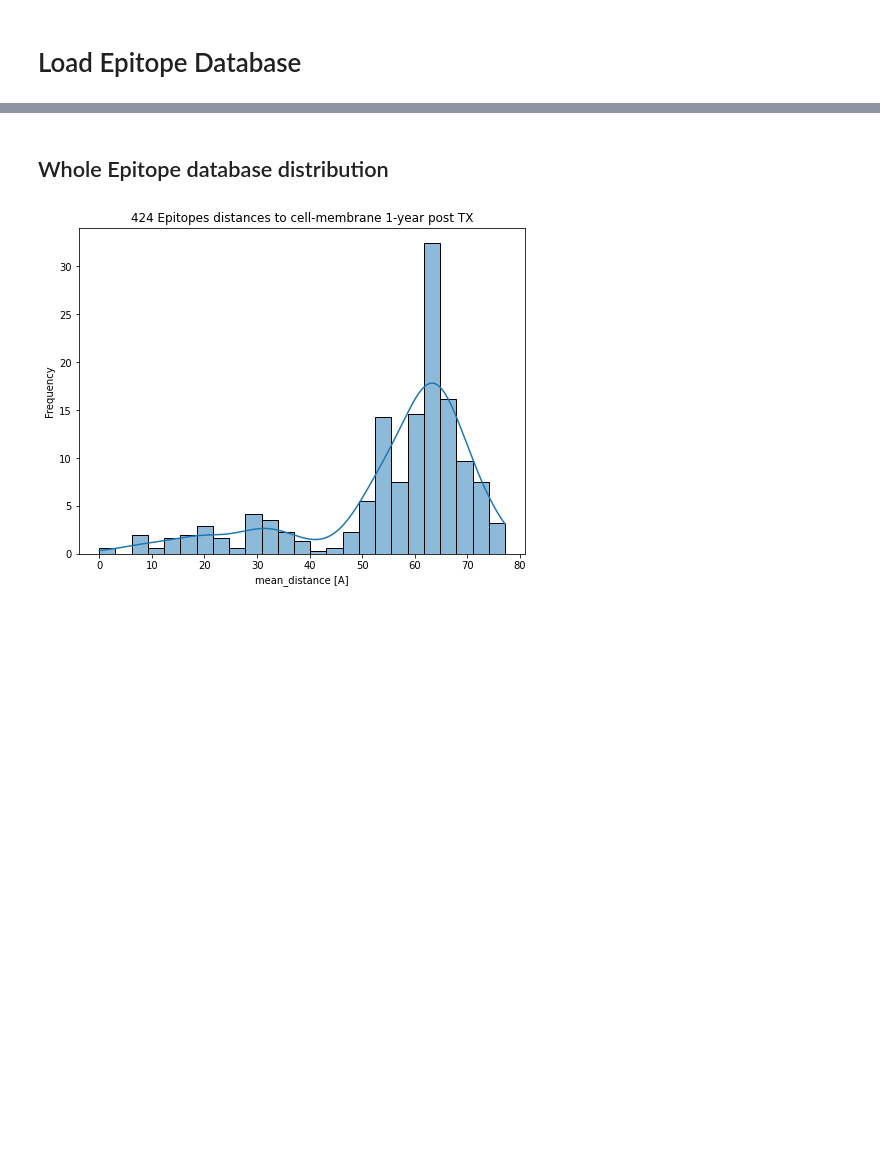
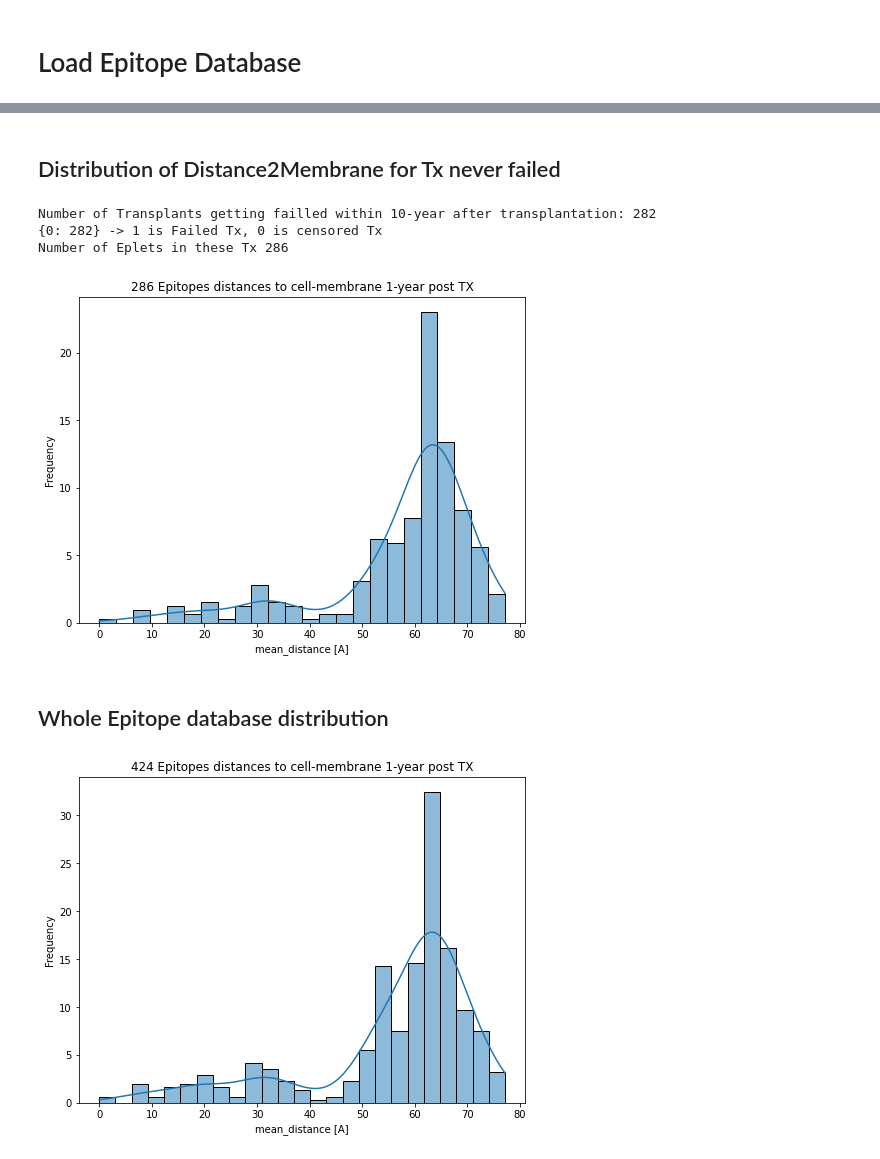
Before and after one commit to umcu-stride/desa_paper, a Jupyter notebook: Notebooks/epitope_distances/analysis.ipynb, the cells around one changed output, grey strips where cells are left out. Saved outputs shown, nothing was run; the diff lists cells and outputs as text; code cells hidden in the pictures; blank space fills up the shorter version.

```diff
--- a/Notebooks/epitope_distances/analysis.ipynb
+++ b/Notebooks/epitope_distances/analysis.ipynb
@@ -70,3 +72,22 @@ fig.savefig('A.pdf')
+# %% [markdown]
+##  Distribution of Distance2Membrane for Tx never failed
+# %%
+fig, ax = plt.subplots(figsize=(8,6))
+E, T = 'FailureCode10Y_R', 'GraftSurvival10Y_R'
+df_f = df[(df['#DESA'] >= 1) & (df[E] == 0)]
+desa_neverfailed = set([eptiope for epitope_set in df_f['DESA'] for eptiope in epitope_set])
+ind_ep = eptiopes['Epitope'].apply(lambda x: x in desa_neverfailed)
+sns.histplot(eptiopes[ind_ep]['mean_distance [A]'], kde=True, stat='frequency', ax=ax)
+ax.set_title(f'{len(eptiopes[ind_ep])} Epitopes distances to cell-membrane 1-year post TX');
+print(f'Number of Transplants getting failled within 10-year after transplantation: {len(df_f)}')
+print(f'{dict(df_f[E].value_counts())} -> 1 is Failed Tx, 0 is censored Tx')
+print(f'Number of Eplets in these Tx {len(desa_neverfailed)}')
+# fig.savefig('A.pdf')
+# %% [output]
+Number of Transplants getting failled within 10-year after transplantation: 282
+{0: 282} -> 1 is Failed Tx, 0 is censored Tx
+Number of Eplets in these Tx 286
+[figure, added]
 # %% [markdown]
 ## Whole Epitope database distribution
 # %%
```
Also changed, not shown: parts of 7 cells of this notebook.
